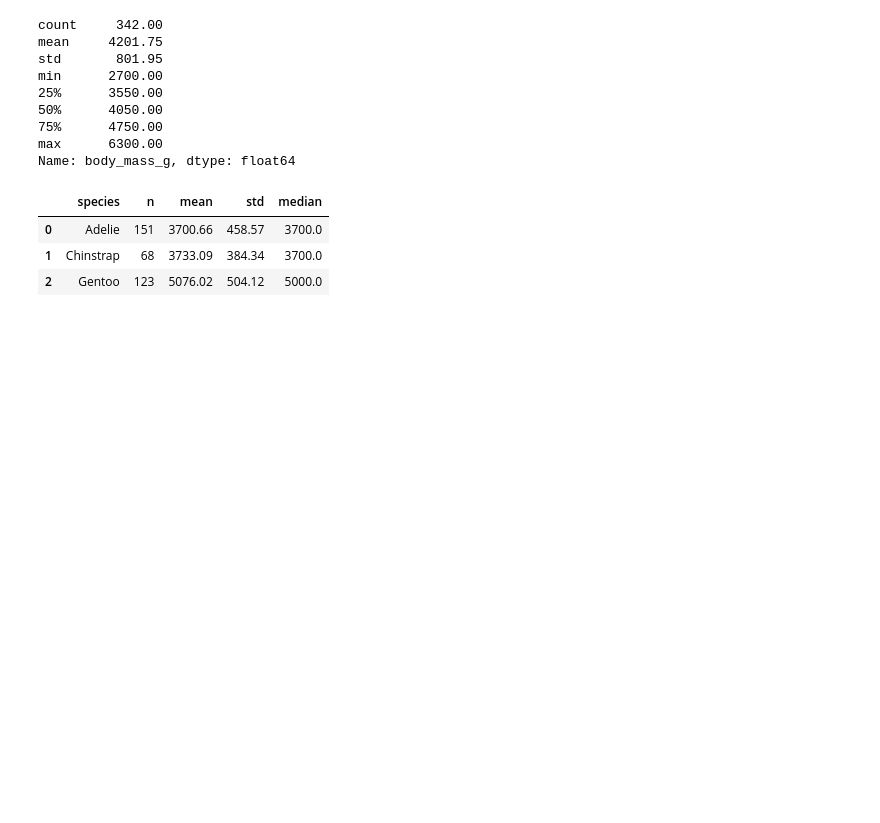
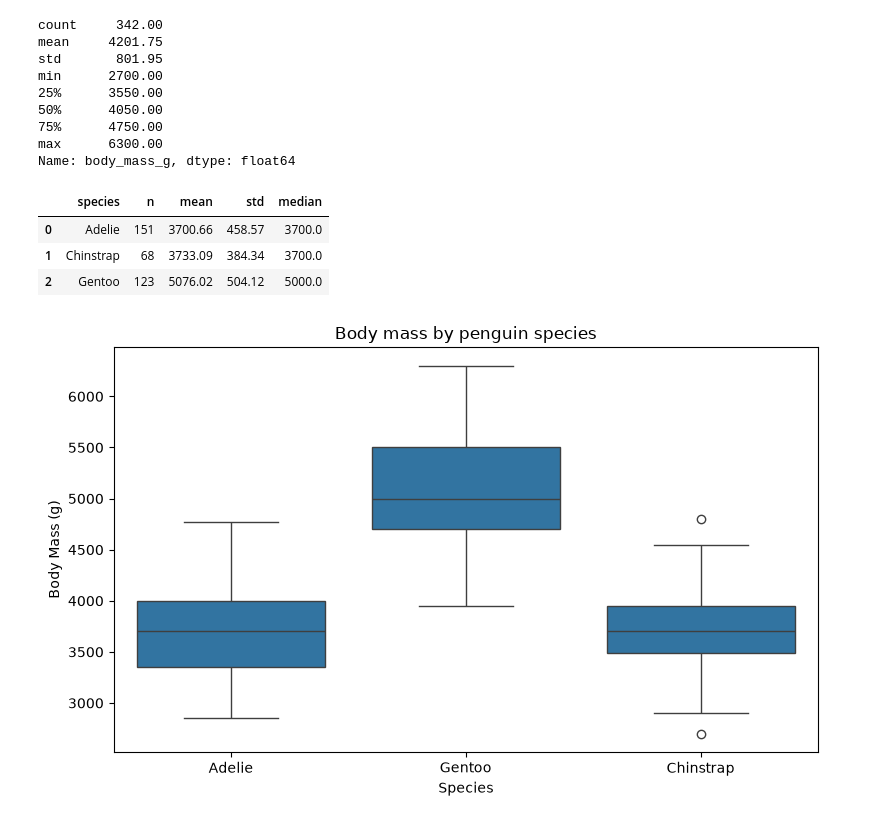
Before and after one commit to cedekpoole/applied-statistics-practice, a Jupyter notebook: notebooks/01_penguins_statistical_tests.ipynb, the cells around one changed output. Cells and saved outputs as stored; diff of their text form; code cells hidden in the pictures; blank space fills up the shorter version.

Commit message:
create boxplot visualisation

```diff
--- a/notebooks/01_penguins_statistical_tests.ipynb
+++ b/notebooks/01_penguins_statistical_tests.ipynb
@@ -178,3 +178,14 @@ species_summary
 | 0 | Adelie | 151 | 3700.66 | 458.57 | 3700.0 |
 | 1 | Chinstrap | 68 | 3733.09 | 384.34 | 3700.0 |
 | 2 | Gentoo | 123 | 5076.02 | 504.12 | 5000.0 |
+# %%
+plt.figure(figsize=(8,5))
+
+sns.boxplot(data=q1_data, x="species", y="body_mass_g")
+plt.xlabel("Species")
+plt.ylabel("Body Mass (g)")
+plt.title("Body mass by penguin species")
+plt.tight_layout()
+plt.show()
+# %% [output]
+[figure, added]
```
Also changed, not shown: parts of 1 cell of this notebook.
